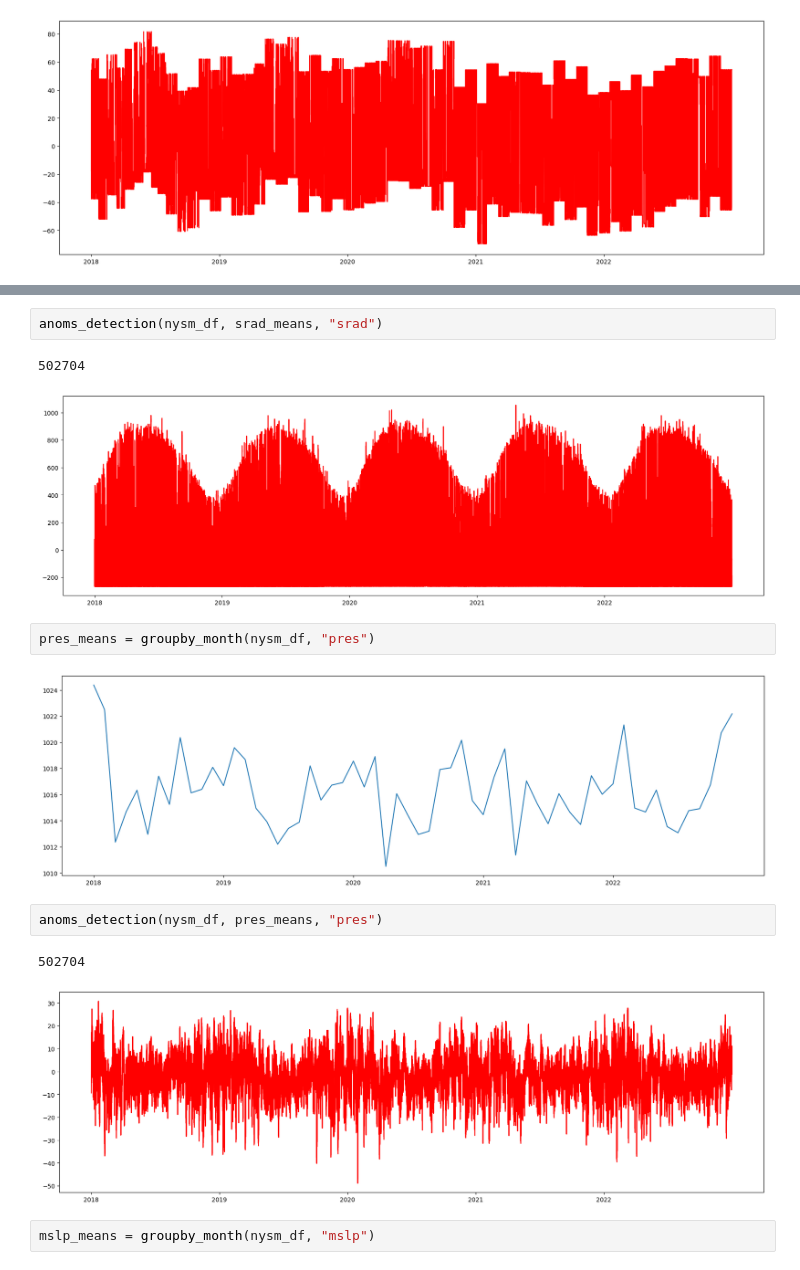
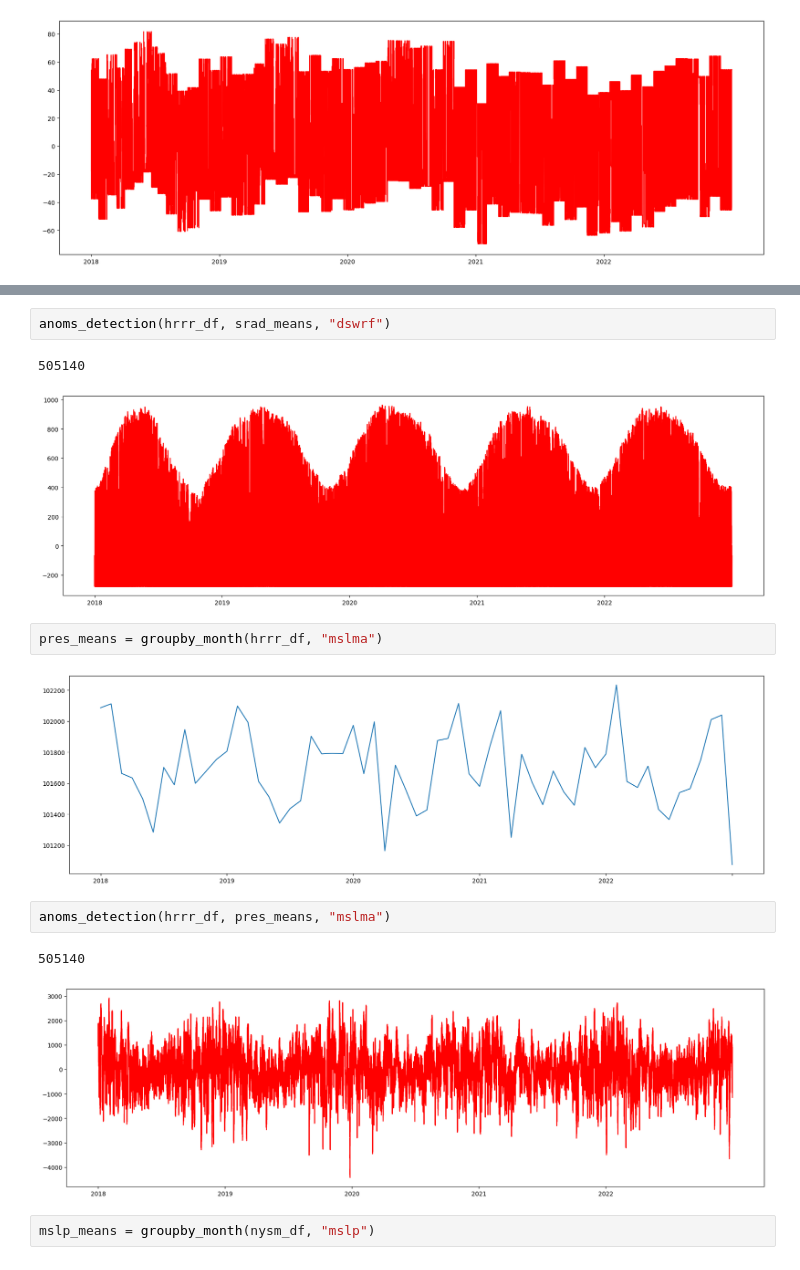
Before and after one commit to shmaronshmevans/nwp_bias, a Jupyter notebook: src/machine_learning/notebooks/emd.ipynb, the cells around one changed output, grey strips where cells are left out. Cells and saved outputs as stored; diff of their text form.

```diff
--- a/src/machine_learning/notebooks/emd.ipynb
+++ b/src/machine_learning/notebooks/emd.ipynb
@@ -384,17 +384,17 @@ srad_means = groupby_month(nysm_df, "srad")
 # %%
-anoms_detection(nysm_df, srad_means, "srad")
+anoms_detection(hrrr_df, srad_means, "dswrf")
 # %% [output]
-502704
+505140
-[figure, old version]
+[figure, new version]
 # %%
-pres_means = groupby_month(nysm_df, "pres")
+pres_means = groupby_month(hrrr_df, "mslma")
 # %% [output]
-[figure, old version]
+[figure, new version]
 # %%
-anoms_detection(nysm_df, pres_means, "pres")
+anoms_detection(hrrr_df, pres_means, "mslma")
 # %% [output]
-502704
+505140
-[figure, old version]
+[figure, new version]
 # %%
 mslp_means = groupby_month(nysm_df, "mslp")
 # %% [output]
```
Also changed, not shown: parts of 14 cells of this notebook, 2 other files.
